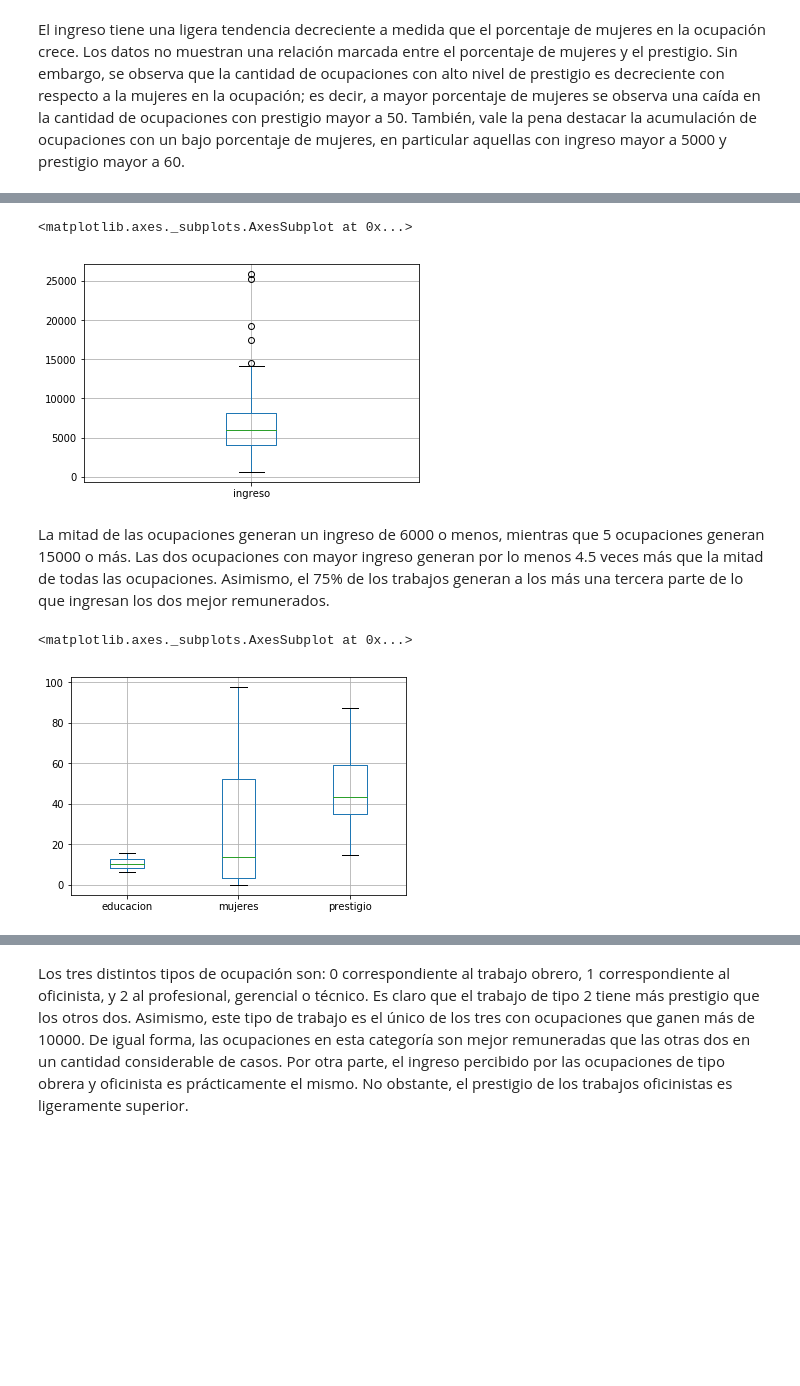
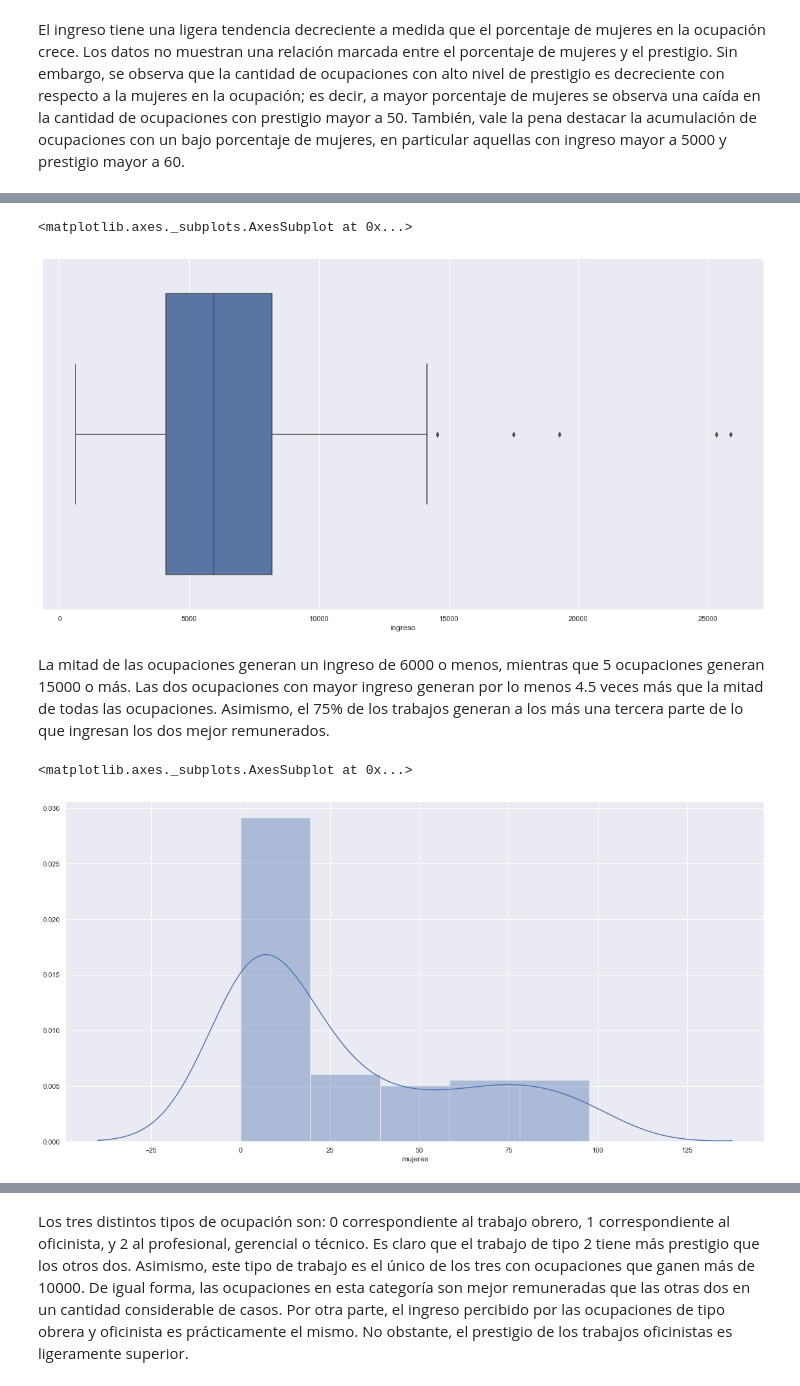
Before and after one commit to jeroaranda/aplicada2, a Jupyter notebook: control1.ipynb, the cells around one changed output, grey strips where cells are left out. Saved outputs shown, nothing was run; the diff lists cells and outputs as text; code cells hidden in the pictures; blank space fills up the shorter version.

Commit message:
seaborn, histogramas

```diff
--- a/control1.ipynb
+++ b/control1.ipynb
@@ -3,0 +7,7 @@ import pandas as pd
+# %%
+import io
+import pandas as pd
+import seaborn as sns
+sns.set()
+import matplotlib.pyplot as plt
+plt.rcParams['figure.figsize'] = (20, 10)
@@ -4,5 +16,5 @@ import pandas as pd
 # %%
-df = pd.read_table("lista01.dat", sep="\s+", usecols=['ocupacion', 'educacion','ingreso','mujeres','prestigio','censo','tipo'])
+df = pd.read_csv("lista01.dat", sep="\s+", usecols=['ocupacion', 'educacion','ingreso','mujeres','prestigio','censo','tipo'])
 df.head()
 # %% [output]
 |  | ocupacion | educacion | ingreso | mujeres | prestigio | censo | tipo |
@@ -47,12 +92,12 @@ El ingreso tiene una ligera tendencia decreciente a medida que el porcentaje de
 # %%
-df.boxplot(column=['ingreso'])
+sns.boxplot(df.ingreso)
 # %% [output]
 <matplotlib.axes._subplots.AxesSubplot at 0x...>
-[figure, old version]
+[figure, new version]
 # %% [markdown]
 La mitad de las ocupaciones generan un ingreso de 6000 o menos, mientras que 5 ocupaciones generan 15000 o más. Las dos ocupaciones con mayor ingreso generan por lo menos 4.5 veces más que la mitad de todas las ocupaciones. Asimismo, el 75% de los trabajos generan a los más una tercera parte de lo que ingresan los dos mejor remunerados.
-# %%
-df.boxplot(column=['educacion','mujeres','prestigio'])
-# %% [output]
-<matplotlib.axes._subplots.AxesSubplot at 0x...>
-[figure, removed]
+# %%
+sns.distplot(df.mujeres)
+# %% [output]
+<matplotlib.axes._subplots.AxesSubplot at 0x...>
+[figure, added]
```
Also changed, not shown: parts of 31 cells of this notebook.
